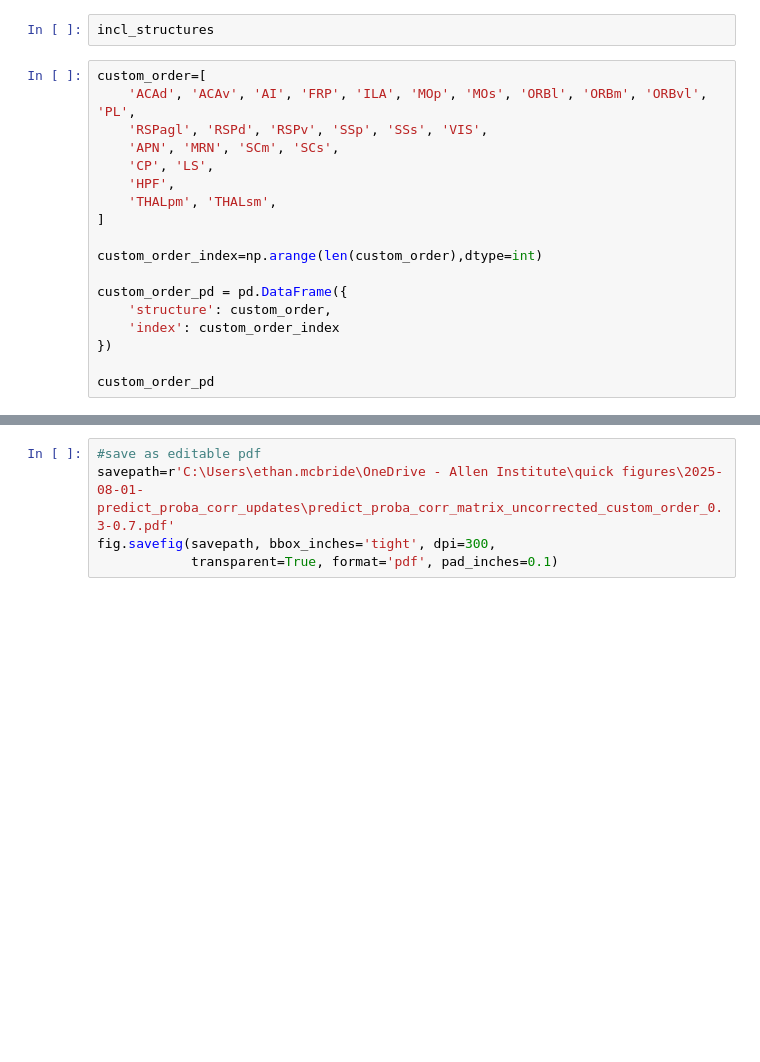
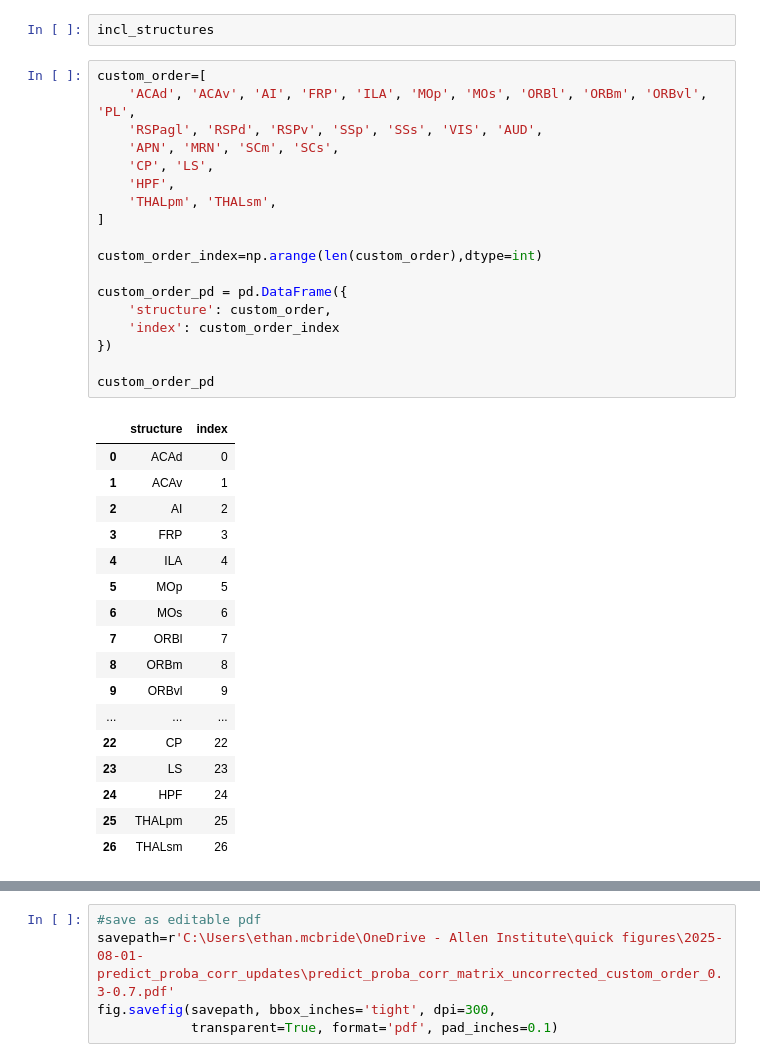
Before and after one commit to AllenInstitute/dynamic_routing_analysis, a Jupyter notebook: notebooks/correlate_predict_proba_across_structures.ipynb, the cells around one changed output, grey strips where cells are left out. Drawn from its saved outputs; the diff is of its cells as text; blank space fills up the shorter version.

```diff
--- a/notebooks/correlate_predict_proba_across_structures.ipynb
+++ b/notebooks/correlate_predict_proba_across_structures.ipynb
@@ -783,21 +828,39 @@ incl_structures
 # %%
 custom_order=[
     'ACAd', 'ACAv', 'AI', 'FRP', 'ILA', 'MOp', 'MOs', 'ORBl', 'ORBm', 'ORBvl', 'PL',
-    'RSPagl', 'RSPd', 'RSPv', 'SSp', 'SSs', 'VIS',
+    'RSPagl', 'RSPd', 'RSPv', 'SSp', 'SSs', 'VIS', 'AUD',
     'APN', 'MRN', 'SCm', 'SCs',
     'CP', 'LS',
     'HPF',
     'THALpm', 'THALsm',
 ]
 
 custom_order_index=np.arange(len(custom_order),dtype=int)
 
 custom_order_pd = pd.DataFrame({
     'structure': custom_order,
     'index': custom_order_index
 })
 
 custom_order_pd
+# %% [output]
+|  | structure | index |
+| 0 | ACAd | 0 |
+| 1 | ACAv | 1 |
+| 2 | AI | 2 |
+| 3 | FRP | 3 |
+| 4 | ILA | 4 |
+| 5 | MOp | 5 |
+| 6 | MOs | 6 |
+| 7 | ORBl | 7 |
+| 8 | ORBm | 8 |
+| 9 | ORBvl | 9 |
+| ... | ... | ... |
+| 22 | CP | 22 |
+| 23 | LS | 23 |
+| 24 | HPF | 24 |
+| 25 | THALpm | 25 |
+| 26 | THALsm | 26 |
 # %%
 fig,ax=plt.subplots(1,1,figsize=(7,6))
 
```
Also changed, not shown: parts of 13 cells of this notebook, 6 other files.
